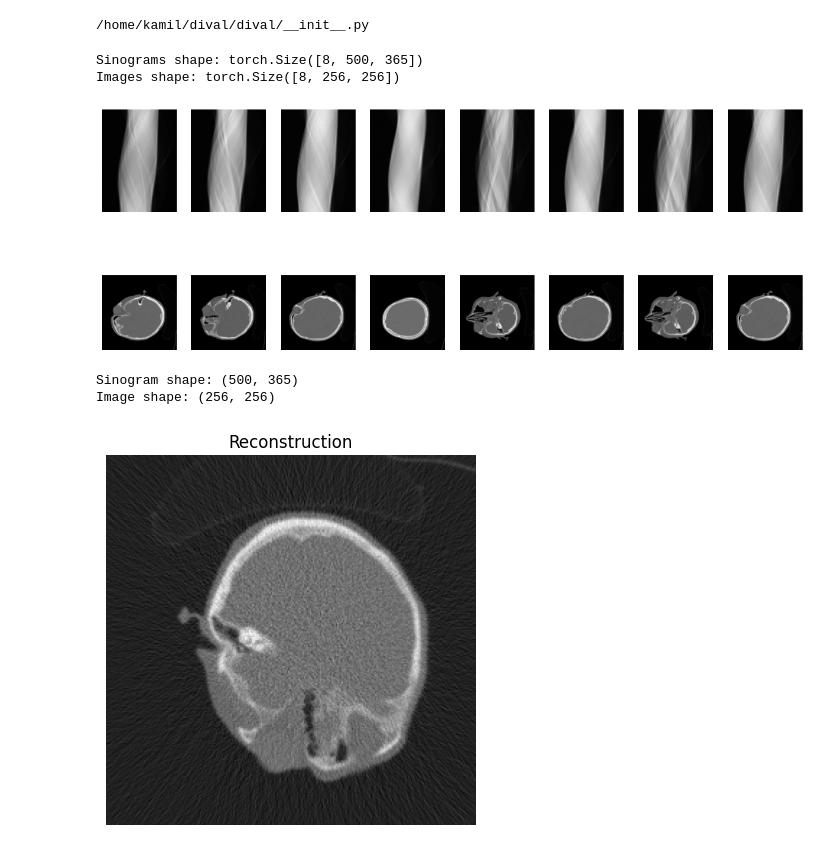
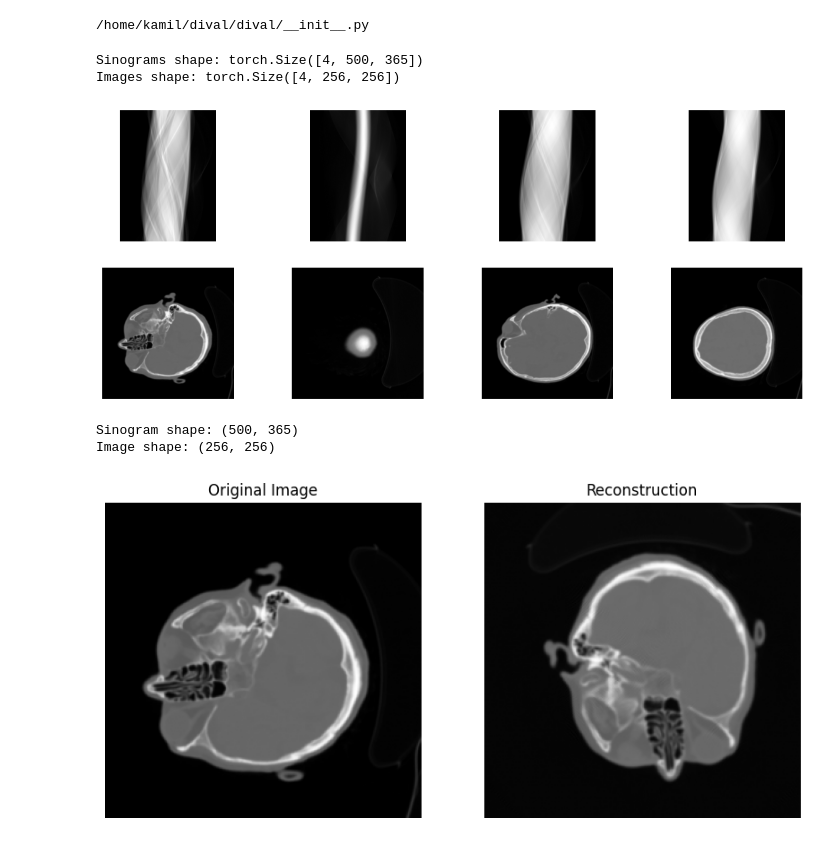
Before and after one commit to kam45x/TomoML, a Jupyter notebook: src/load_dataset.ipynb, the cells around one changed output. Saved outputs shown, nothing was run; the diff lists cells and outputs as text; code cells hidden in the pictures.

```diff
--- a/src/load_dataset.ipynb
+++ b/src/load_dataset.ipynb
@@ -10,7 +10,7 @@ from dival import get_standard_dataset
 
 dataset = get_standard_dataset(
     "custom",
-    data_path="../data/sinograms/S2010",
+    data_path="../data/dataset_S2010",
     sinogram_shape=(500, 365),
     image_shape=(256, 256),
     parts_len={"train": 128, "validation": 16, "test": 17},
@@ -21,7 +21,7 @@ train_dataset = dataset.create_torch_dataset(part="train")
 test_dataset = dataset.create_torch_dataset(part="test")
 val_dataset = dataset.create_torch_dataset(part="validation")
 # %%
-batch_size = 8
+batch_size = 4
 
 train_loader = DataLoader(
     train_dataset,
@@ -65,9 +65,9 @@ def show_batch(loader):
 
 show_batch(train_loader)
 # %% [output]
-Sinograms shape: torch.Size([8, 500, 365])
-Images shape: torch.Size([8, 256, 256])
+Sinograms shape: torch.Size([4, 500, 365])
+Images shape: torch.Size([4, 256, 256])
-[figure, old version]
+[figure, new version]
 # %%
 import numpy as np
 import astra
@@ -116,31 +116,32 @@ def reconstruct_image_from_sinogram(sinogram, num_angles, img_size, algorithm="F
 # %%
 # Get one sinogram, image pair from the data loader
 batch = next(iter(train_loader))
 sinograms, images = batch
 
-index = 0  # Choose the first item in the batch
+index = 3  # Choose item in the batch
 sinogram = sinograms[index].numpy()
 image = images[index].numpy()
 
 print("Sinogram shape:", sinogram.shape)
 print("Image shape:", image.shape)
 
 reconstruction = reconstruct_image_from_sinogram(
     sinogram, num_angles=500, img_size=256, algorithm="FBP"
 )
 
 # Display the original image and reconstruction
 plt.subplot(1, 2, 1)
 plt.title("Original Image")
 plt.imshow(image, cmap="gray")
 plt.axis("off")
 
 plt.subplot(1, 2, 2)
 plt.title("Reconstruction")
 plt.imshow(reconstruction, cmap="gray")
 plt.axis("off")
+plt.gcf().set_size_inches(10, 5)
 plt.show()
 # %% [output]
 Sinogram shape: (500, 365)
 Image shape: (256, 256)
-[figure, old version]
+[figure, new version]
```
Also changed, not shown: 1 other file.
